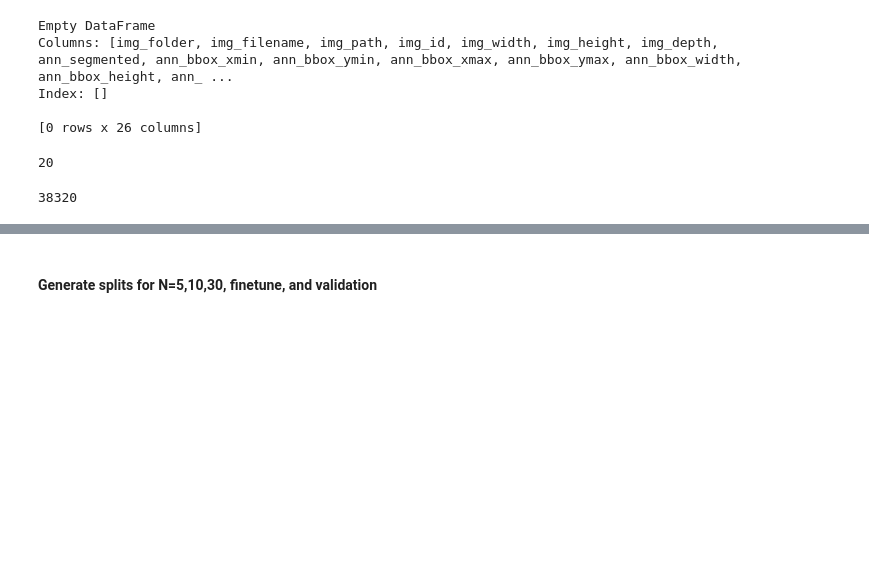
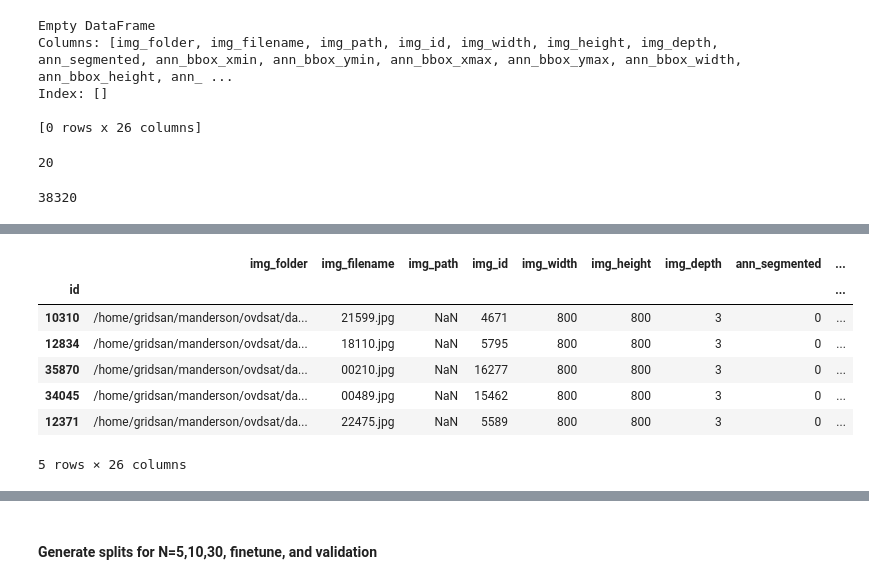
Before and after one commit to madelineloui/ovdsat, a Jupyter notebook: data/voc2coco.ipynb, the cells around one changed output, grey strips where cells are left out. Cells and saved outputs as stored; diff of their text form; code cells hidden in the pictures; blank space fills up the shorter version.

```diff
--- a/data/voc2coco.ipynb
+++ b/data/voc2coco.ipynb
@@ -60,0 +74,23 @@ print(len(mydataset.df))
+# %%
+# Assume 'annotations_df' is your DataFrame from pylabel.Dataset
+m = 1  # Replace with your desired category_id
+N = 5  # Replace with the number of random rows you want
+
+# Filter the DataFrame to only include rows with category_id = m
+filtered_df = df[df['cat_id'] == f'{m}']
+filtered_df.head()
+
+# Randomly sample N rows from the filtered DataFrame
+random_rows = filtered_df.sample(n=N)
+
+# Display the random rows
+random_rows.head()
+# %% [output]
+|  | img_folder | img_filename | img_path | img_id | img_width | img_height | img_depth | ann_segmented | ... |
+| id |  |  |  |  |  |  |  |  | ... |
+| 10310 | /home/gridsan/manderson/ovdsat/da... | 21599.jpg | NaN | 4671 | 800 | 800 | 3 | 0 | ... |
+| 12834 | /home/gridsan/manderson/ovdsat/da... | 18110.jpg | NaN | 5795 | 800 | 800 | 3 | 0 | ... |
+| 35870 | /home/gridsan/manderson/ovdsat/da... | 00210.jpg | NaN | 16277 | 800 | 800 | 3 | 0 | ... |
+| 34045 | /home/gridsan/manderson/ovdsat/da... | 00489.jpg | NaN | 15462 | 800 | 800 | 3 | 0 | ... |
+| 12371 | /home/gridsan/manderson/ovdsat/da... | 22475.jpg | NaN | 5589 | 800 | 800 | 3 | 0 | ... |
+5 rows × 26 columns
```
Also changed, not shown: parts of 10 cells of this notebook, 1 other file.
